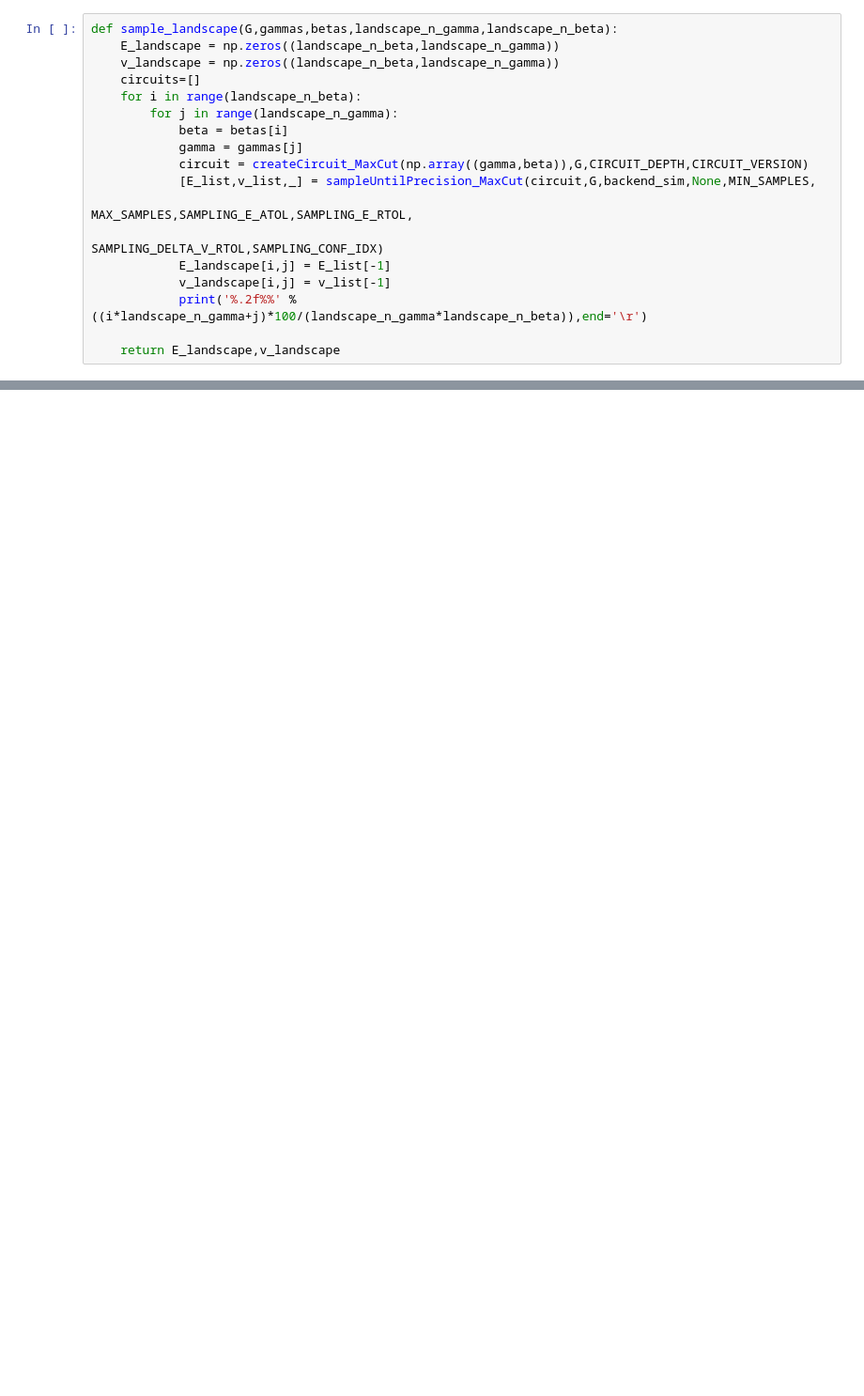
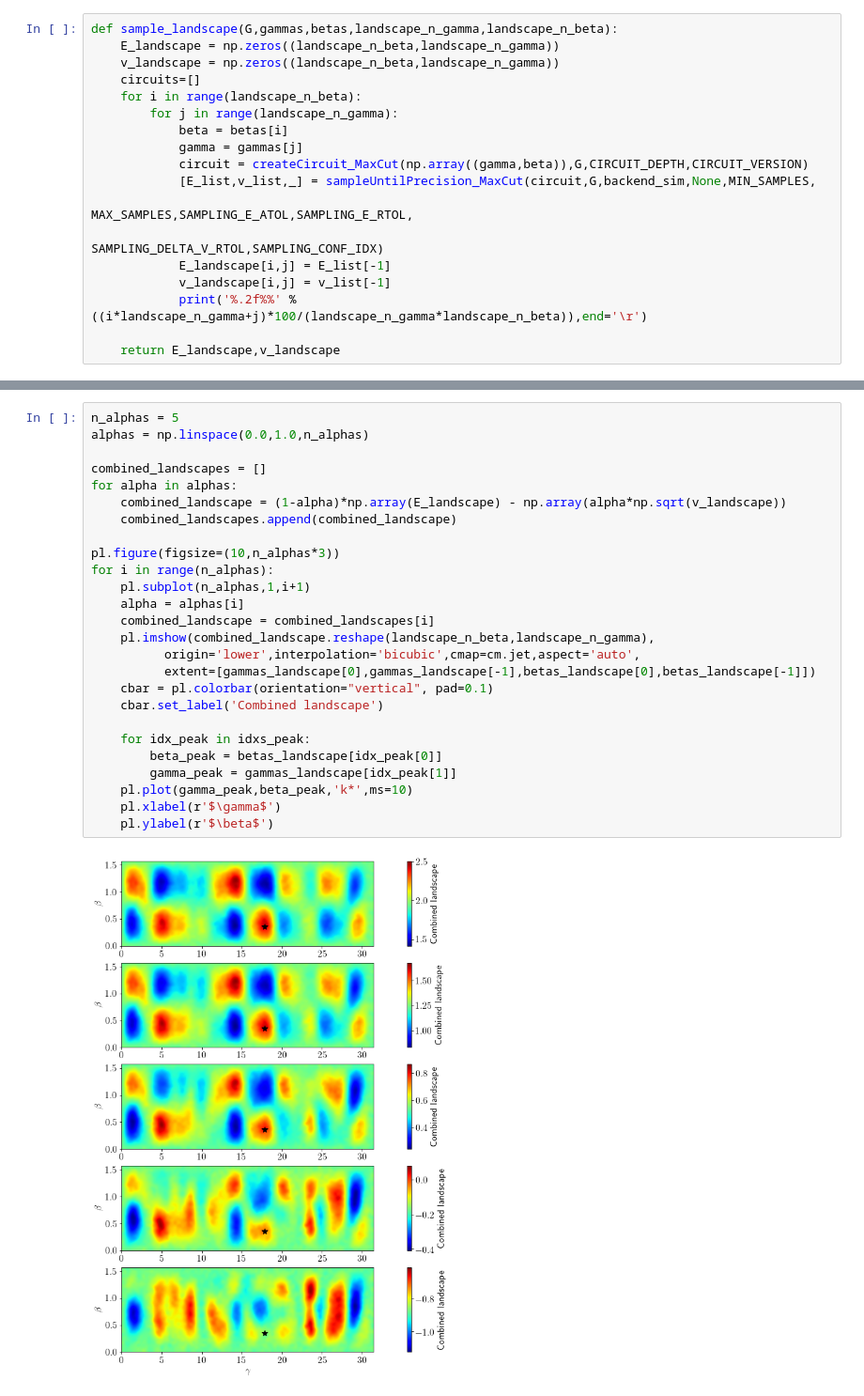
Before and after one commit to hermankolden/optimization, a Jupyter notebook: Variance landscape.ipynb, the cells around one changed output, grey strips where cells are left out. Shown at 94% size. Saved outputs shown, nothing was run; the diff lists cells and outputs as text; blank space fills up the shorter version.

```diff
--- a/Variance landscape.ipynb
+++ b/Variance landscape.ipynb
@@ -110,0 +143,28 @@ pl.savefig('E_v_landscape.svg')
+# %%
+n_alphas = 5
+alphas = np.linspace(0.0,1.0,n_alphas)
+
+combined_landscapes = []
+for alpha in alphas:
+    combined_landscape = (1-alpha)*np.array(E_landscape) - np.array(alpha*np.sqrt(v_landscape))
+    combined_landscapes.append(combined_landscape)
+
+pl.figure(figsize=(10,n_alphas*3))
+for i in range(n_alphas):
+    pl.subplot(n_alphas,1,i+1)
+    alpha = alphas[i]
+    combined_landscape = combined_landscapes[i]
+    pl.imshow(combined_landscape.reshape(landscape_n_beta,landscape_n_gamma),
+          origin='lower',interpolation='bicubic',cmap=cm.jet,aspect='auto',
+          extent=[gammas_landscape[0],gammas_landscape[-1],betas_landscape[0],betas_landscape[-1]])
+    cbar = pl.colorbar(orientation="vertical", pad=0.1)
+    cbar.set_label('Combined landscape')
+
+    for idx_peak in idxs_peak:
+        beta_peak = betas_landscape[idx_peak[0]]
+        gamma_peak = gammas_landscape[idx_peak[1]]
+    pl.plot(gamma_peak,beta_peak,'k*',ms=10)
+    pl.xlabel(r'$\gamma$')
+    pl.ylabel(r'$\beta$')
+# %% [output]
+[figure, added]
```
Also changed, not shown: parts of 6 cells of this notebook.
